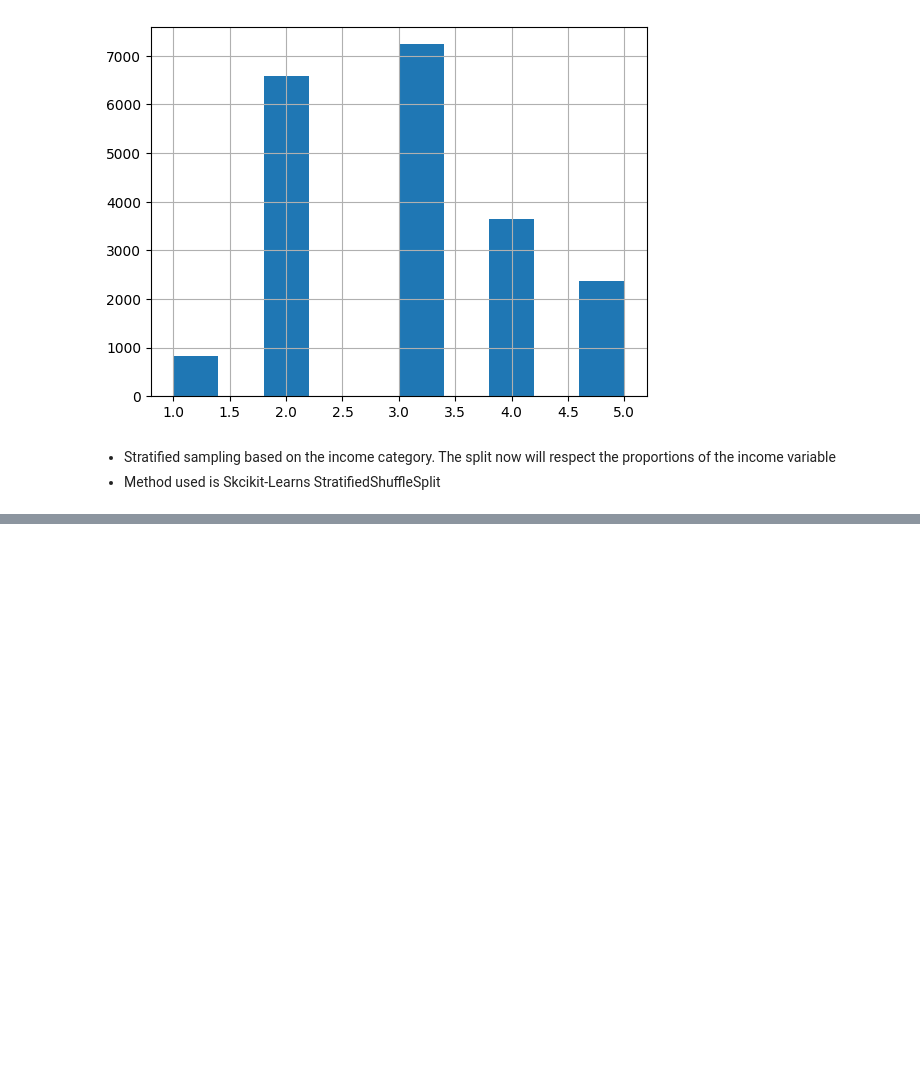
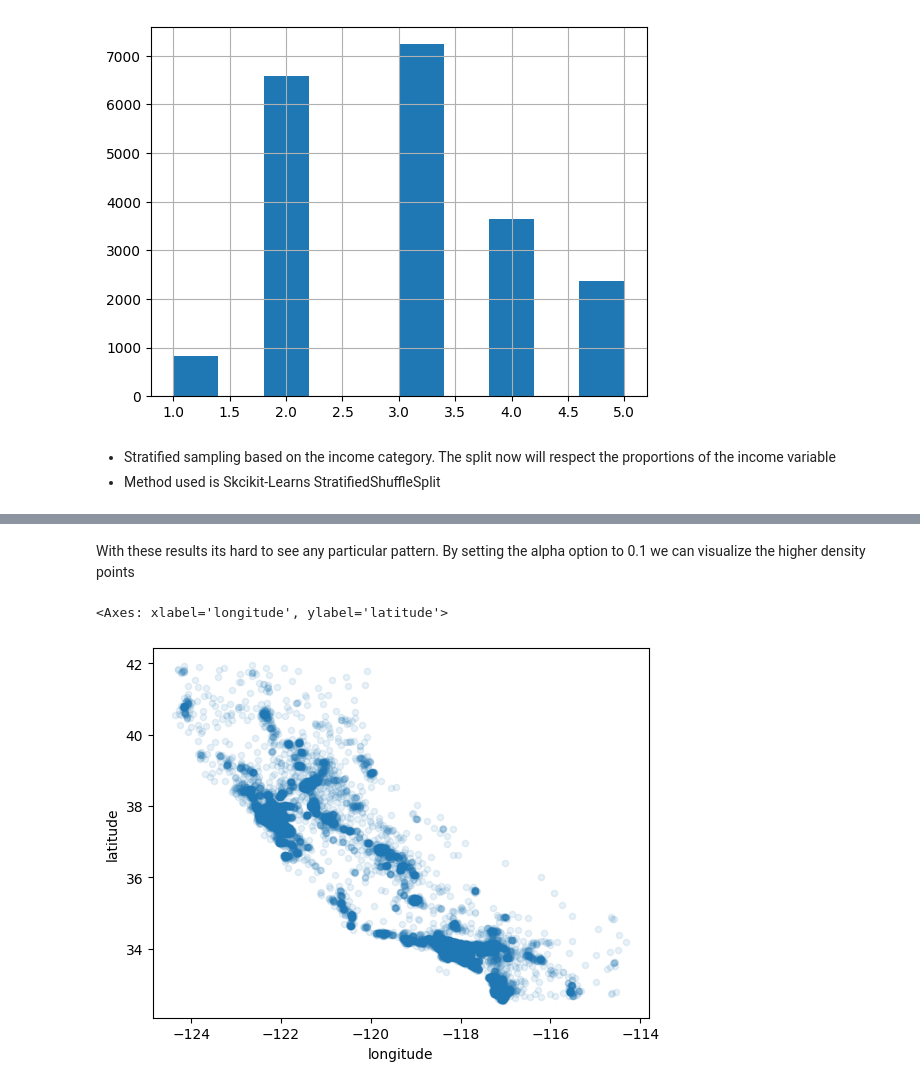
Before and after one commit to gaby-byb/california-housing-prediction, a Jupyter notebook: eda.ipynb, the cells around one changed output, grey strips where cells are left out. Saved outputs shown, nothing was run; the diff lists cells and outputs as text; code cells hidden in the pictures; blank space fills up the shorter version.

```diff
--- a/eda.ipynb
+++ b/eda.ipynb
@@ -118,0 +143,7 @@ housing["income_cat"].hist()
+# %% [markdown]
+With these results its hard to see any particular pattern. By setting the alpha option to 0.1 we can visualize the higher density points
+# %%
+housing.plot(kind="scatter", x="longitude", y="latitude", alpha=0.1)
+# %% [output]
+<Axes: xlabel='longitude', ylabel='latitude'>
+[figure, added]
```
Also changed, not shown: parts of 12 cells of this notebook, 1 other file.
